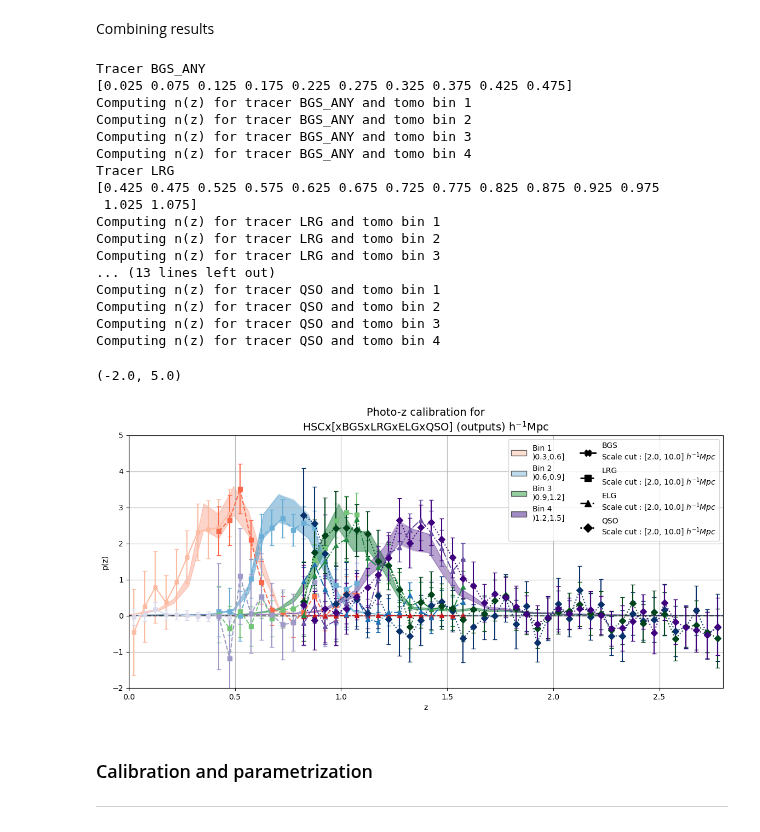
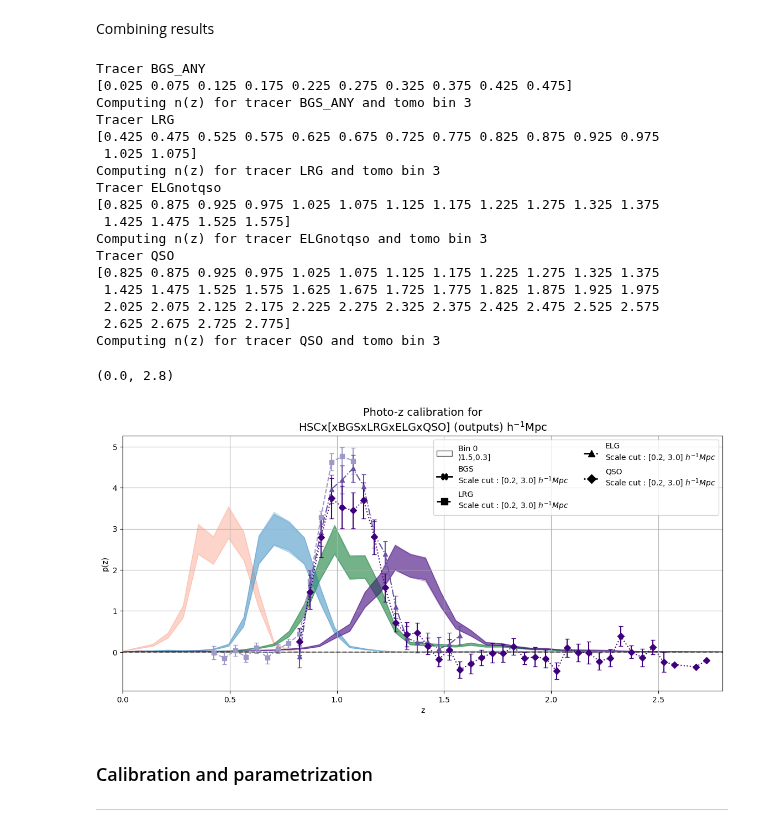
Before and after one commit to JeanCHDJdev/desi-y3-hsc, a Jupyter notebook: src/statistics/plot_results.ipynb, the cells around one changed output. Saved outputs shown, nothing was run; the diff lists cells and outputs as text; code cells hidden in the pictures.

```diff
--- a/src/statistics/plot_results.ipynb
+++ b/src/statistics/plot_results.ipynb
@@ -516,8 +496,11 @@ path_dictionary = {
     'HSC' : ROOT / 'v1' / f'autos_NGC', # with no wpp correction, is unused
     'DESI_NGC' : ROOT / 'v1' / f'autos_NGC',
     'DESI_SGC' : ROOT / 'v1' / f'autos_SGC',
-    'DESIxHSC' : ROOT / 'v1' / f'cross',
+    'DESIxHSC' : ROOT / 'v8_symexpr_40' / f'cross',
 }
+for v in path_dictionary.values():
+    if v is not None:
+        assert Path(v).is_dir(), f"Path {v} does not exist as a directory. Please check the path."
 # %%
 importlib.reload(inference)
 ncurves = 0
@@ -540,7 +523,7 @@ tomo_bin_dnnz = np.loadtxt('hsc_pz/data/tomographic_binning_dnnz.dat')
 
 fig, ax = plt.subplots(figsize=(14, 6))
 
-scale_cuts = [[2, 10]] # in Mpc/h #[[0.2, 2.5], [0.2, 2.5], [0.2, 5], [0.5, 5]]
+scale_cuts = [[.2, 3]] # in Mpc/h #[[0.2, 2.5], [0.2, 2.5], [0.2, 5], [0.5, 5]]
 if scale_cuts is not None and len(scale_cuts) == 1:
     scale_cuts = [scale_cuts[0] for _ in range(len(tracers))]
 
@@ -566,7 +549,9 @@ for n in range(len(tracers)):
     nz = []
     nz_err = []
 
-    for tomo in range(1, len(bins_hsc)):
+    # only looking at tomo 3
+    tomo_interest = [3]
+    for tomo in tomo_interest:
         print(f"Computing n(z) for tracer {t} and tomo bin {tomo}")
         tomo_nz, tomo_nz_err = inference.full_npz_tomo(
                 path_dictionary=path_dictionary,
@@ -582,11 +567,11 @@ for n in range(len(tracers)):
 
     area_ratio = []
 
-    for outlier_idx in range(len(bins_hsc)-1):
+    for outlier_idx in range(len(tomo_interest)):
         if max(range_tracer[0], bins_hsc[outlier_idx]) > min(range_tracer[1], bins_hsc[outlier_idx+1]):
             ids_to_skip.append(outlier_idx)
 
-    for dnnz_idx in range(len(bins_hsc)-1):
+    for dnnz_idx in range(0, 4):
         ncurves += 1
 
         dnnz, mu, cov = comb.hsc_dnnz_error(tomo_bin_dnnz[:, dnnz_idx+1], mids)
@@ -602,16 +587,17 @@ for n in range(len(tracers)):
             alpha=0.2
             )
 
-    for j in range(len(bins_hsc)-1):
+    for x, j in enumerate(tomo_interest):
         if j in ids_to_skip and t=='QSO':
             continue
-        mask = ~np.isnan(nz[j])
-        normalization = simpson(nz[j][mask], x=zval[mask])/area_ratio[j]
+        #print(x, j)
+        mask = ~np.isnan(nz[x])
+        normalization = simpson(nz[x][mask], x=zval[mask])/area_ratio[x]
         if normalization > 0:
             ax.errorbar(
                 x=zval[mask],
-                y=nz[j][mask]/normalization,
-                yerr=nz_err[j][mask]/normalization,
+                y=nz[x][mask],#/normalization,
+                yerr=nz_err[x][mask],#/normalization,
                 capsize=3,
                 marker=markers[n],
                 linestyle=linestyles[n],
@@ -628,7 +614,7 @@ ax.set_ylabel('p(z)')
 
 legend_elements = []
 
-for bin_id in range(1, len(bins_hsc)):
+for bin_id in range(len(tomo_interest)):
     patch = Patch(
         facecolor=colormaps[bin_id-1](bin_id/len(bins_hsc)),
         alpha=0.6,
@@ -643,45 +629,45 @@ for i, (marker, linestyle, tracer) in enumerate(zip(markers, linestyles, tracers
         [0],
         color='black',
         marker=marker,
         linestyle=linestyle,
         markersize=8,
         label=tracer_trad[tracer] + f'\nScale cut : [{scale_cuts[i][0]:.1f}, {scale_cuts[i][1]:.1f}] ' + r'$h^{-1}Mpc$',
         linewidth=2
     )
     legend_elements.append(element)
 
 ax.legend(
     handles=legend_elements,
     loc='upper right',
     ncol=2,
     fontsize=10,
 )
 
 ax.axhline(0, color='black', linestyle='--', alpha=0.5)
 ax.grid()
 ax.set_title(title, fontsize=14)
 ax.set_xlim(0, 2.8)
-ax.set_ylim(-2, 5)
+#ax.set_ylim(-2, 5)
 # %% [output]
 Tracer BGS_ANY
 [0.025 0.075 0.125 0.175 0.225 0.275 0.325 0.375 0.425 0.475]
-Computing n(z) for tracer BGS_ANY and tomo bin 1
-Computing n(z) for tracer BGS_ANY and tomo bin 2
 Computing n(z) for tracer BGS_ANY and tomo bin 3
-Computing n(z) for tracer BGS_ANY and tomo bin 4
 Tracer LRG
 [0.425 0.475 0.525 0.575 0.625 0.675 0.725 0.775 0.825 0.875 0.925 0.975
  1.025 1.075]
-Computing n(z) for tracer LRG and tomo bin 1
-Computing n(z) for tracer LRG and tomo bin 2
 Computing n(z) for tracer LRG and tomo bin 3
-... (13 lines left out)
-Computing n(z) for tracer QSO and tomo bin 1
-Computing n(z) for tracer QSO and tomo bin 2
+Tracer ELGnotqso
+[0.825 0.875 0.925 0.975 1.025 1.075 1.125 1.175 1.225 1.275 1.325 1.375
+ 1.425 1.475 1.525 1.575]
+Computing n(z) for tracer ELGnotqso and tomo bin 3
+Tracer QSO
+[0.825 0.875 0.925 0.975 1.025 1.075 1.125 1.175 1.225 1.275 1.325 1.375
+ 1.425 1.475 1.525 1.575 1.625 1.675 1.725 1.775 1.825 1.875 1.925 1.975
+ 2.025 2.075 2.125 2.175 2.225 2.275 2.325 2.375 2.425 2.475 2.525 2.575
+ 2.625 2.675 2.725 2.775]
 Computing n(z) for tracer QSO and tomo bin 3
-Computing n(z) for tracer QSO and tomo bin 4
-(-2.0, 5.0)
+(0.0, 2.8)
-[figure, old version]
+[figure, new version]
 # %% [markdown]
 ### Calibration and parametrization
 -----------------------------------
```
Also changed, not shown: parts of 1 cell of this notebook, 9 other files.
